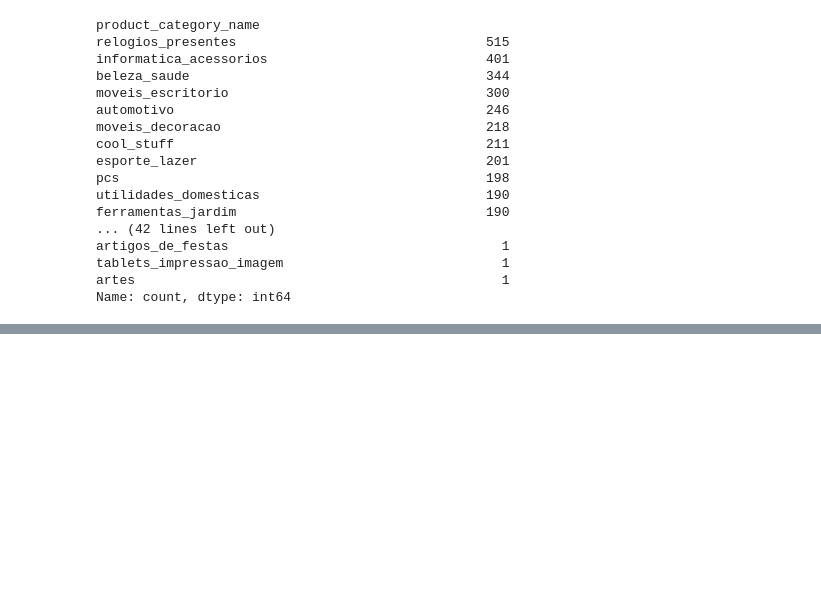
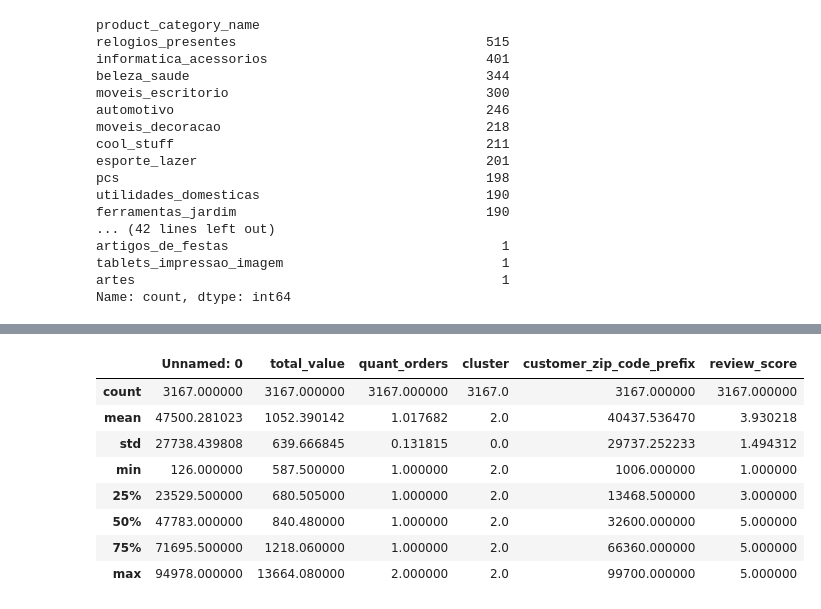
Before and after one commit to jessicannunes/Classificacao_clientes_marketplace_Olist, a Jupyter notebook: notebooks/analise_cluster.ipynb, the cells around one changed output, grey strips where cells are left out. Cells and saved outputs as stored; diff of their text form; code cells hidden in the pictures; blank space fills up the shorter version.

```diff
--- a/notebooks/analise_cluster.ipynb
+++ b/notebooks/analise_cluster.ipynb
@@ -62,0 +81,12 @@ Name: count, dtype: int64
+# %%
+customers_reviews[customers_reviews.cluster == 2].describe()
+# %% [output]
+|  | Unnamed: 0 | total_value | quant_orders | cluster | customer_zip_code_prefix | review_score |
+| count | 3167.000000 | 3167.000000 | 3167.000000 | 3167.0 | 3167.000000 | 3167.000000 |
+| mean | 47500.281023 | 1052.390142 | 1.017682 | 2.0 | 40437.536470 | 3.930218 |
+| std | 27738.439808 | 639.666845 | 0.131815 | 0.0 | 29737.252233 | 1.494312 |
+| min | 126.000000 | 587.500000 | 1.000000 | 2.0 | 1006.000000 | 1.000000 |
+| 25% | 23529.500000 | 680.505000 | 1.000000 | 2.0 | 13468.500000 | 3.000000 |
+| 50% | 47783.000000 | 840.480000 | 1.000000 | 2.0 | 32600.000000 | 5.000000 |
+| 75% | 71695.500000 | 1218.060000 | 1.000000 | 2.0 | 66360.000000 | 5.000000 |
+| max | 94978.000000 | 13664.080000 | 2.000000 | 2.0 | 99700.000000 | 5.000000 |
```
Also changed, not shown: parts of 9 cells of this notebook.
